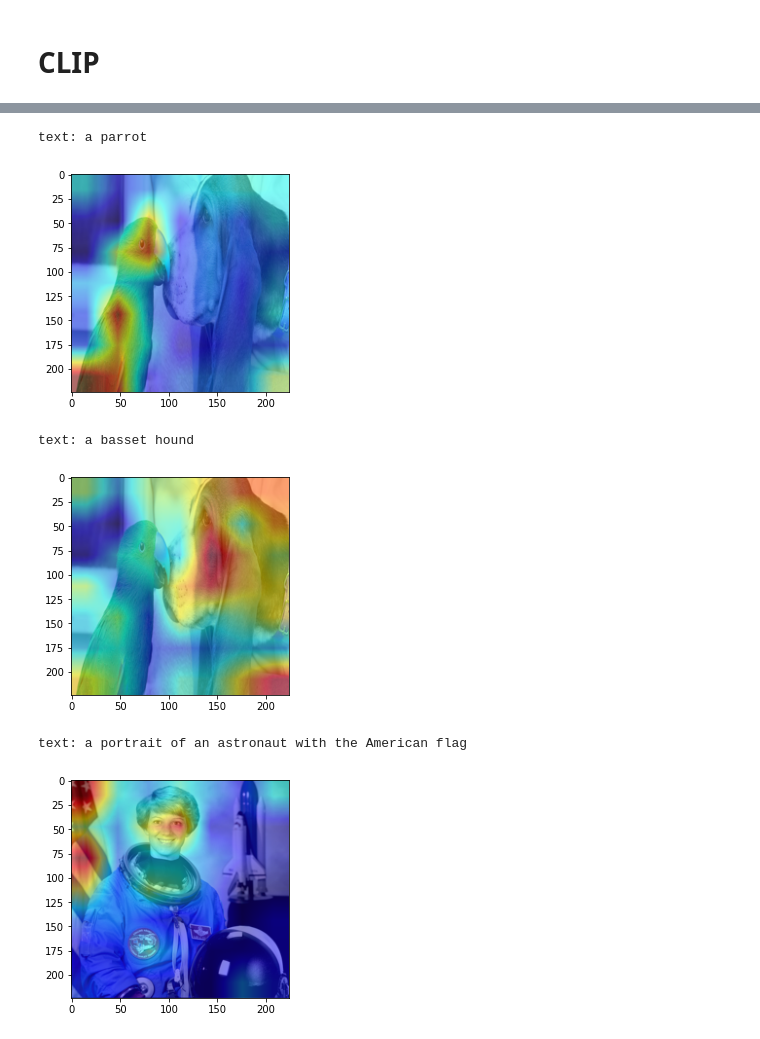
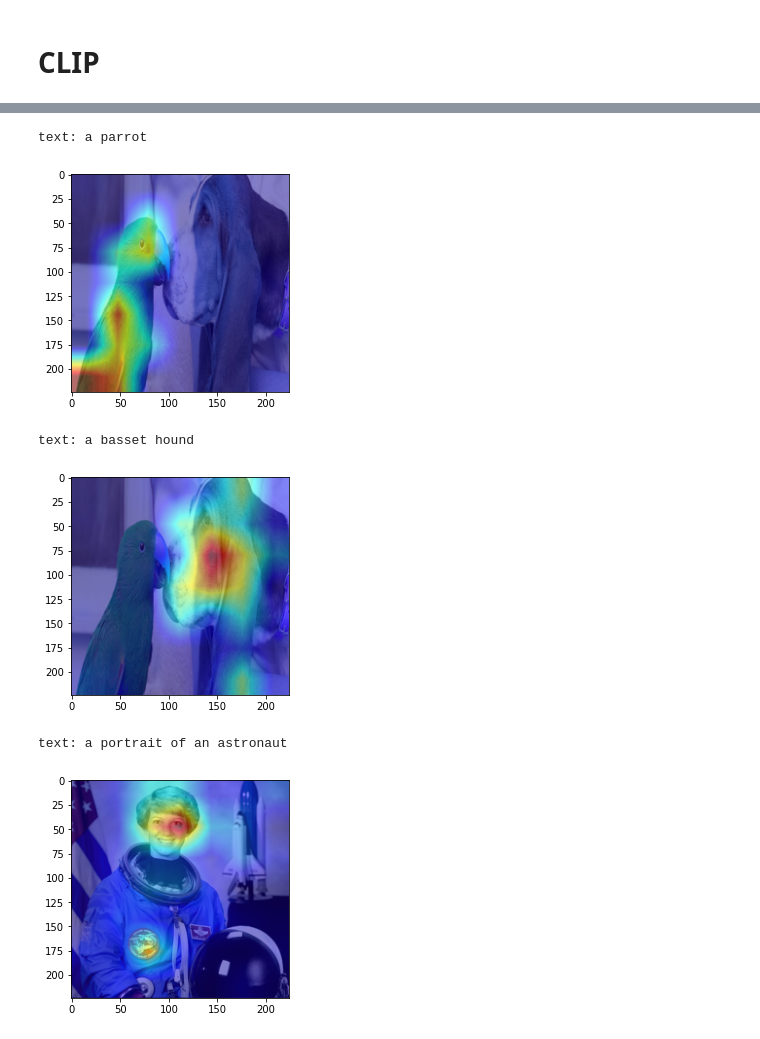
Before and after one commit to hila-chefer/Transformer-MM-Explainability, a Jupyter notebook: CLIP_explainability.ipynb, the cells around one changed output, grey strips where cells are left out. Drawn from its saved outputs; the diff is of its cells as text; code cells hidden in the pictures.

```diff
--- a/CLIP_explainability.ipynb
+++ b/CLIP_explainability.ipynb
@@ -36,6 +36,9 @@ from PIL import Image
 import numpy as np
 import cv2
 import matplotlib.pyplot as plt
+# %%
+#@title Control context expansion (number of attention layers to consider)
+num_layers =  10#@param {type:"number"}
 # %%
 def interpret(image, text, model, device, index=None):
     logits_per_image, logits_per_text = model(image, text)
@@ -52,7 +55,9 @@ def interpret(image, text, model, device, index=None):
     image_attn_blocks = list(dict(model.visual.transformer.resblocks.named_children()).values())
     num_tokens = image_attn_blocks[0].attn_probs.shape[-1]
     R = torch.eye(num_tokens, num_tokens, dtype=image_attn_blocks[0].attn_probs.dtype).to(device)
-    for blk in image_attn_blocks:
+    for i, blk in enumerate(image_attn_blocks):
+        if i <=num_layers:
+          continue
         grad = blk.attn_grad
         cam = blk.attn_probs
         cam = cam.reshape(-1, cam.shape[-1], cam.shape[-1])
@@ -71,7 +76,8 @@ def interpret(image, text, model, device, index=None):
         cam = cam / np.max(cam)
         return cam
 
-    image_relevance = image_relevance.reshape(1, 1, 7, 7)
+    dim = int(image_relevance.numel() ** 0.5)
+    image_relevance = image_relevance.reshape(1, 1, dim, dim)
     image_relevance = torch.nn.functional.interpolate(image_relevance, size=224, mode='bilinear')
     image_relevance = image_relevance.reshape(224, 224).cuda().data.cpu().numpy()
     image_relevance = (image_relevance - image_relevance.min()) / (image_relevance.max() - image_relevance.min())
@@ -83,6 +89,11 @@ def interpret(image, text, model, device, index=None):
 
     plt.imshow(vis)
     plt.show()
+# %%
+clip.clip._MODELS = {
+    "ViT-B/32": "https://openaipublic.azureedge.net/clip/models/40d365715913c9da98579312b702a82c18be219cc2a73407c4526f58eba950af/ViT-B-32.pt",
+    "ViT-B/16": "https://openaipublic.azureedge.net/clip/models/5806e77cd80f8b59890b7e101eabd078d9fb84e6937f9e85e4ecb61988df416f/ViT-B-16.pt",
+}
 # %%
 device = "cuda" if torch.cuda.is_available() else "cpu"
 model, preprocess = clip.load("ViT-B/32", device=device, jit=False)
@@ -237,15 +248,15 @@ print(color.BOLD + color.PURPLE + color.UNDERLINE + 'text: ' + texts[1] + color.
 interpret(model=model, image=image, text=text, device=device, index=1)
 # %% [output]
 text: a parrot
-[figure, old version]
+[figure, new version]
 text: a basset hound
-[figure, old version]
+[figure, new version]
 # %%
 image = preprocess(Image.open("CLIP/astronaut.png")).unsqueeze(0).to(device)
-texts = ["a portrait of an astronaut with the American flag"]
+texts = ["a portrait of an astronaut"]
 text = clip.tokenize(texts).to(device)
 print(color.BOLD + color.PURPLE + color.UNDERLINE + 'text: ' + texts[0] + color.END)
 interpret(model=model, image=image, text=text, device=device, index=0)
 # %% [output]
-text: a portrait of an astronaut with the American flag
+text: a portrait of an astronaut
-[figure, old version]
+[figure, new version]
```
Also changed, not shown: parts of 12 cells of this notebook.
